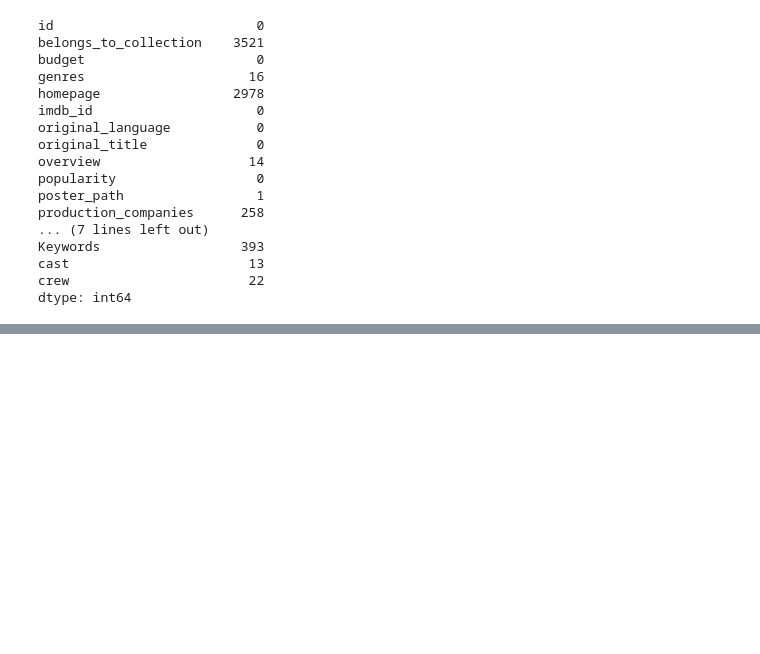
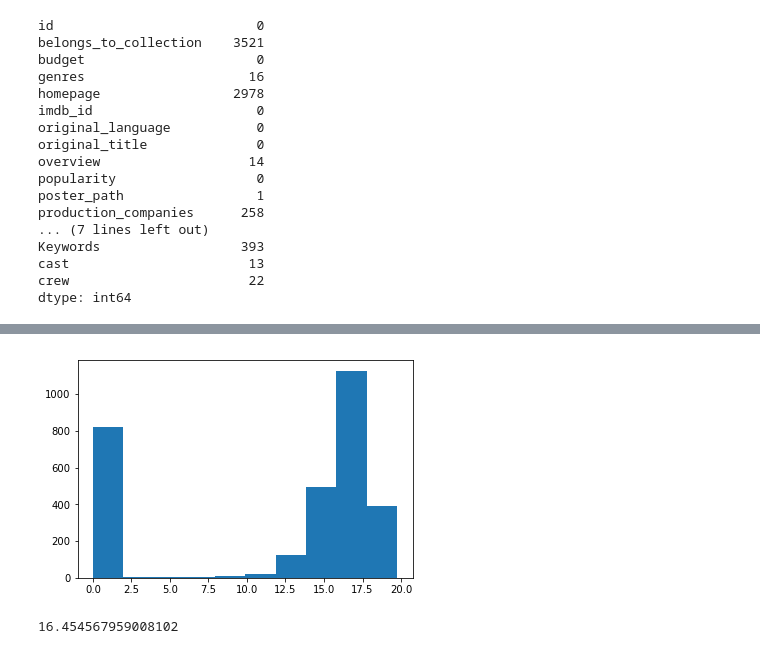
Before and after one commit to qiaozhi9092/tmdb_box_office_prediction, a Jupyter notebook: tmdb.ipynb, the cells around one changed output, grey strips where cells are left out. Cells and saved outputs as stored; diff of their text form; code cells hidden in the pictures; blank space fills up the shorter version.

```diff
--- a/tmdb.ipynb
+++ b/tmdb.ipynb
@@ -147,0 +233,12 @@ dtype: int64
+# %%
+#the budget is highly skewed, let try to standardize it: (obs-mean)/variance
+# std_scaler = StandardScaler()
+# minmax_scaler = MinMaxScaler()
+# stand_budget = std_scaler.fit_transform(train['budget'].values[:,np.newaxis])
+# minmax_budget = minmax_scaler.fit_transform(train['budget'].values[:,np.newaxis])
+plt.hist(np.log1p(train['budget']))
+plt.show()
+np.log1p(train['budget'])[0]
+# %% [output]
+[figure, added]
+16.454567959008102
```
Also changed, not shown: parts of 18 cells of this notebook.
